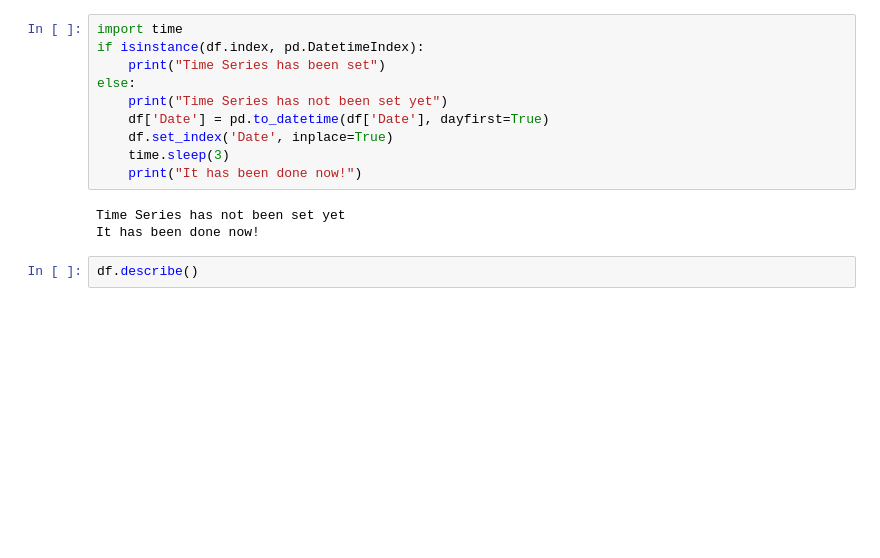
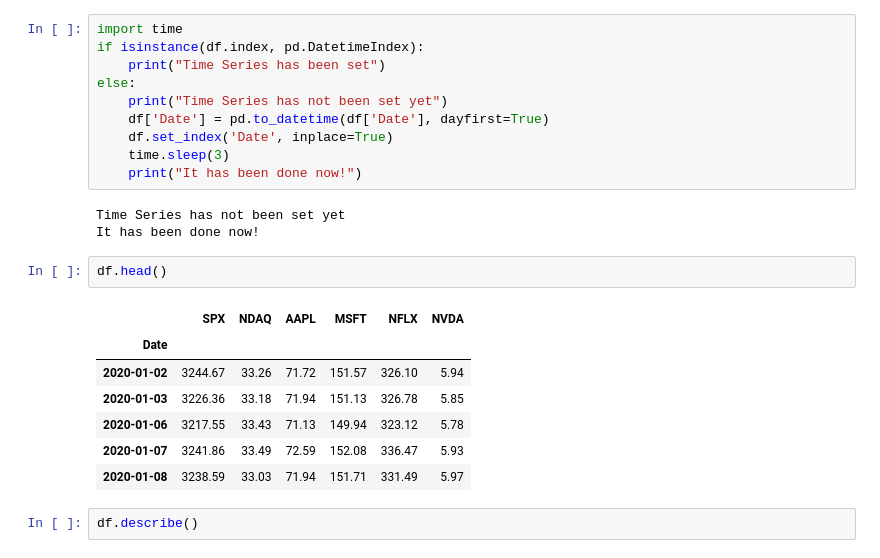
Before and after one commit to hivan04/spx_price_forecast, a Jupyter notebook: Notebooks/1. datapreprocess.ipynb, the cells around one changed output. Cells and saved outputs as stored; diff of their text form; blank space fills up the shorter version.

```diff
--- a/Notebooks/1. datapreprocess.ipynb
+++ b/Notebooks/1. datapreprocess.ipynb
@@ -74,6 +74,16 @@ else:
 # %% [output]
 Time Series has not been set yet
 It has been done now!
+# %%
+df.head()
+# %% [output]
+|  | SPX | NDAQ | AAPL | MSFT | NFLX | NVDA |
+| Date |  |  |  |  |  |  |
+| 2020-01-02 | 3244.67 | 33.26 | 71.72 | 151.57 | 326.10 | 5.94 |
+| 2020-01-03 | 3226.36 | 33.18 | 71.94 | 151.13 | 326.78 | 5.85 |
+| 2020-01-06 | 3217.55 | 33.43 | 71.13 | 149.94 | 323.12 | 5.78 |
+| 2020-01-07 | 3241.86 | 33.49 | 72.59 | 152.08 | 336.47 | 5.93 |
+| 2020-01-08 | 3238.59 | 33.03 | 71.94 | 151.71 | 331.49 | 5.97 |
 # %%
 df.describe()
 # %% [output]
```
Also changed, not shown: parts of 1 cell of this notebook, 1 other file.
